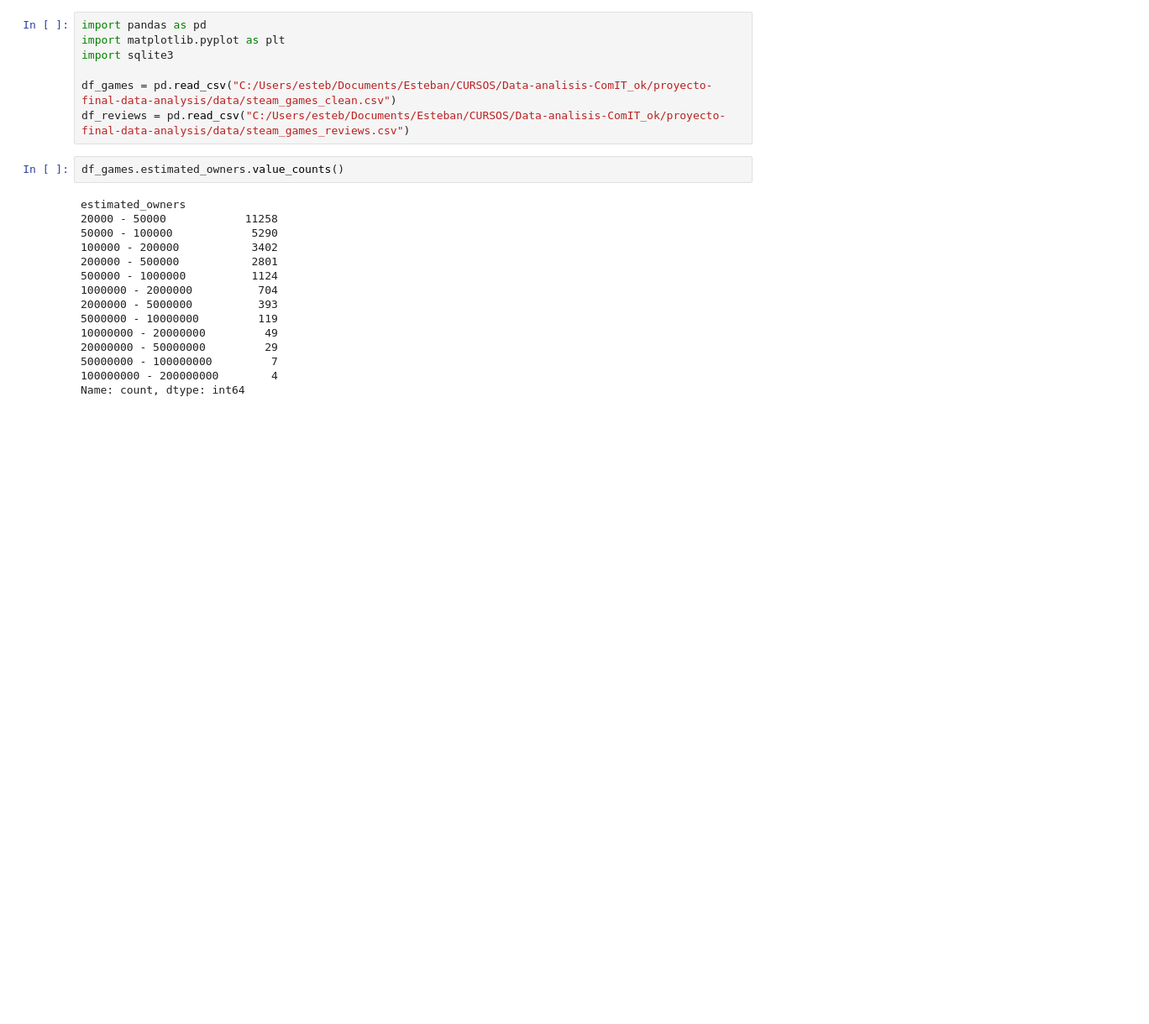
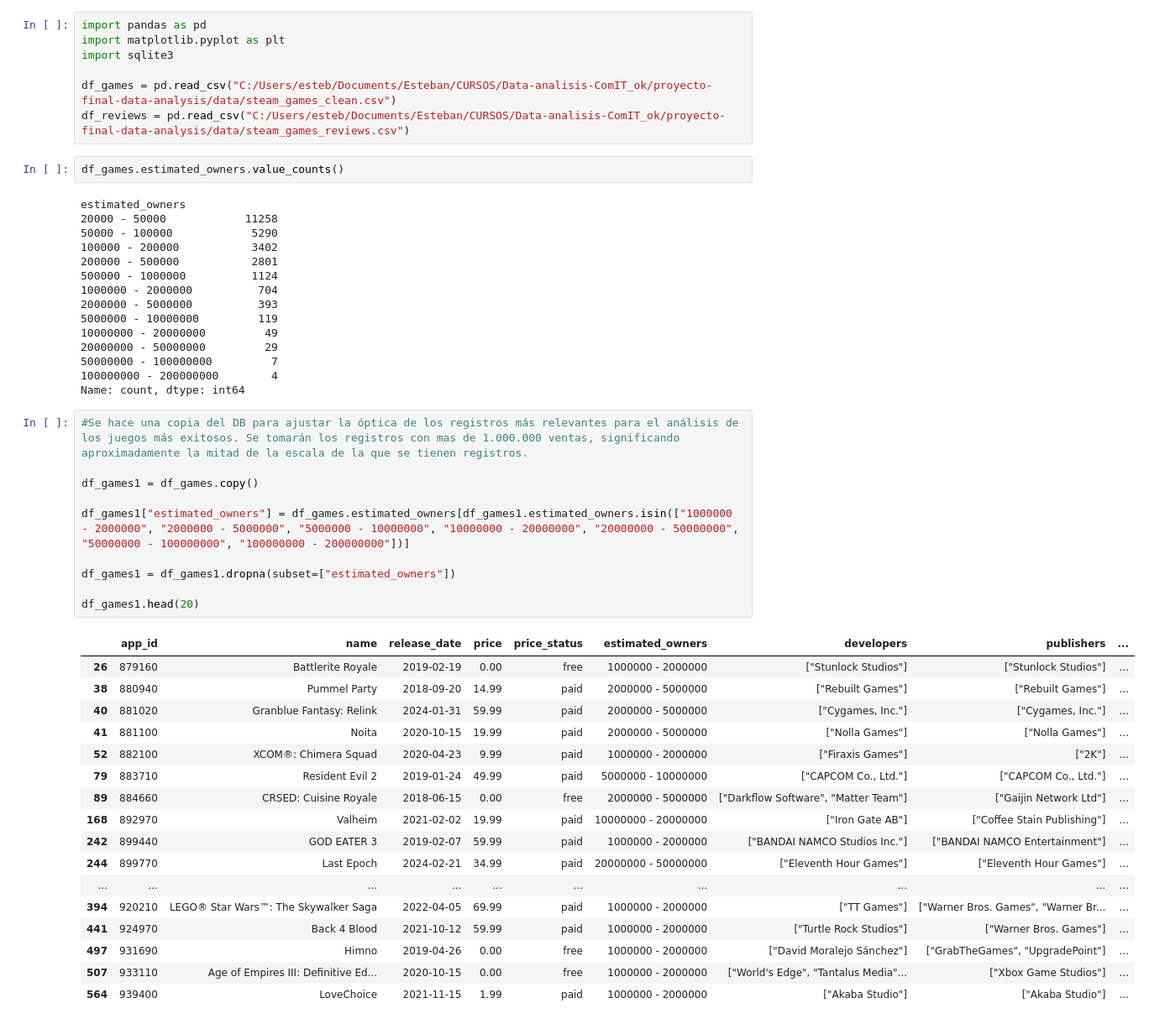
Before and after one commit to estebanler00/proyecto-final-data-analysis, a Jupyter notebook: notebooks/analisis-esteban.ipynb, the cells around one changed output. Shown at 84% size. Saved outputs shown, nothing was run; the diff lists cells and outputs as text; blank space fills up the shorter version.

```diff
--- a/notebooks/analisis-esteban.ipynb
+++ b/notebooks/analisis-esteban.ipynb
@@ -22,3 +22,31 @@ estimated_owners
 50000000 - 100000000         7
 100000000 - 200000000        4
 Name: count, dtype: int64
+# %%
+#Se hace una copia del DB para ajustar la óptica de los registros más relevantes para el análisis de los juegos más exitosos. Se tomarán los registros con mas de 1.000.000 ventas, significando aproximadamente la mitad de la escala de la que se tienen registros.
+
+df_games1 = df_games.copy()
+
+df_games1["estimated_owners"] = df_games.estimated_owners[df_games1.estimated_owners.isin(["1000000 - 2000000", "2000000 - 5000000", "5000000 - 10000000", "10000000 - 20000000", "20000000 - 50000000", "50000000 - 100000000", "100000000 - 200000000"])]
+
+df_games1 = df_games1.dropna(subset=["estimated_owners"])
+
+df_games1.head(20)
+# %% [output]
+|  | app_id | name | release_date | price | price_status | estimated_owners | developers | publishers | ... |
+| 26 | 879160 | Battlerite Royale | 2019-02-19 | 0.00 | free | 1000000 - 2000000 | ["Stunlock Studios"] | ["Stunlock Studios"] | ... |
+| 38 | 880940 | Pummel Party | 2018-09-20 | 14.99 | paid | 2000000 - 5000000 | ["Rebuilt Games"] | ["Rebuilt Games"] | ... |
+| 40 | 881020 | Granblue Fantasy: Relink | 2024-01-31 | 59.99 | paid | 2000000 - 5000000 | ["Cygames, Inc."] | ["Cygames, Inc."] | ... |
+| 41 | 881100 | Noita | 2020-10-15 | 19.99 | paid | 2000000 - 5000000 | ["Nolla Games"] | ["Nolla Games"] | ... |
+| 52 | 882100 | XCOM®: Chimera Squad | 2020-04-23 | 9.99 | paid | 1000000 - 2000000 | ["Firaxis Games"] | ["2K"] | ... |
+| 79 | 883710 | Resident Evil 2 | 2019-01-24 | 49.99 | paid | 5000000 - 10000000 | ["CAPCOM Co., Ltd."] | ["CAPCOM Co., Ltd."] | ... |
+| 89 | 884660 | CRSED: Cuisine Royale | 2018-06-15 | 0.00 | free | 2000000 - 5000000 | ["Darkflow Software", "Matter Team"] | ["Gaijin Network Ltd"] | ... |
+| 168 | 892970 | Valheim | 2021-02-02 | 19.99 | paid | 10000000 - 20000000 | ["Iron Gate AB"] | ["Coffee Stain Publishing"] | ... |
+| 242 | 899440 | GOD EATER 3 | 2019-02-07 | 59.99 | paid | 1000000 - 2000000 | ["BANDAI NAMCO Studios Inc."] | ["BANDAI NAMCO Entertainment"] | ... |
+| 244 | 899770 | Last Epoch | 2024-02-21 | 34.99 | paid | 20000000 - 50000000 | ["Eleventh Hour Games"] | ["Eleventh Hour Games"] | ... |
+| ... | ... | ... | ... | ... | ... | ... | ... | ... | ... |
+| 394 | 920210 | LEGO® Star Wars™: The Skywalker Saga | 2022-04-05 | 69.99 | paid | 1000000 - 2000000 | ["TT Games"] | ["Warner Bros. Games", "Warner Br... | ... |
+| 441 | 924970 | Back 4 Blood | 2021-10-12 | 59.99 | paid | 1000000 - 2000000 | ["Turtle Rock Studios"] | ["Warner Bros. Games"] | ... |
+| 497 | 931690 | Himno | 2019-04-26 | 0.00 | free | 1000000 - 2000000 | ["David Moralejo Sánchez"] | ["GrabTheGames", "UpgradePoint"] | ... |
+| 507 | 933110 | Age of Empires III: Definitive Ed... | 2020-10-15 | 0.00 | free | 1000000 - 2000000 | ["World's Edge", "Tantalus Media"... | ["Xbox Game Studios"] | ... |
+| 564 | 939400 | LoveChoice | 2021-11-15 | 1.99 | paid | 1000000 - 2000000 | ["Akaba Studio"] | ["Akaba Studio"] | ... |
```
Also changed, not shown: parts of 6 cells of this notebook.
